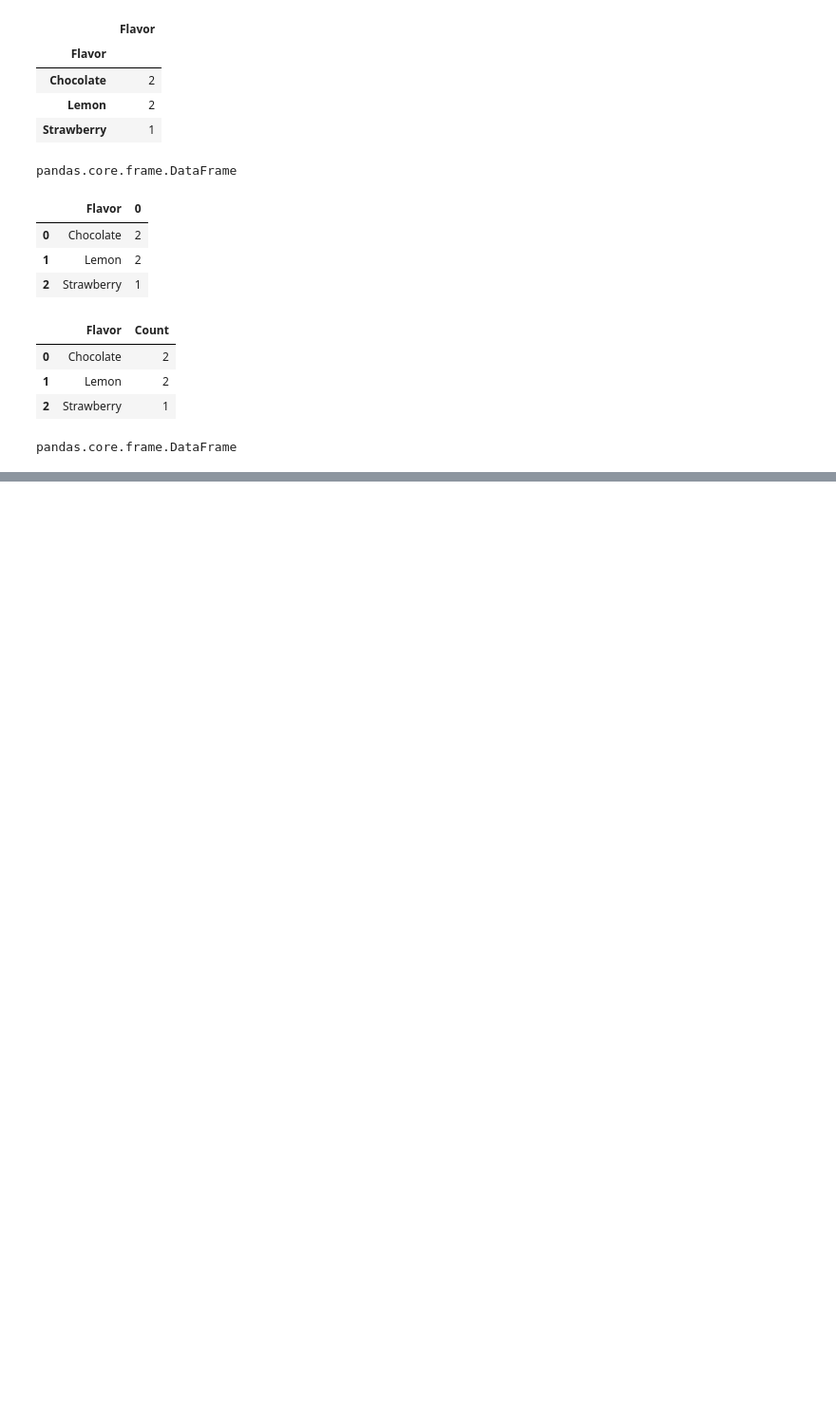
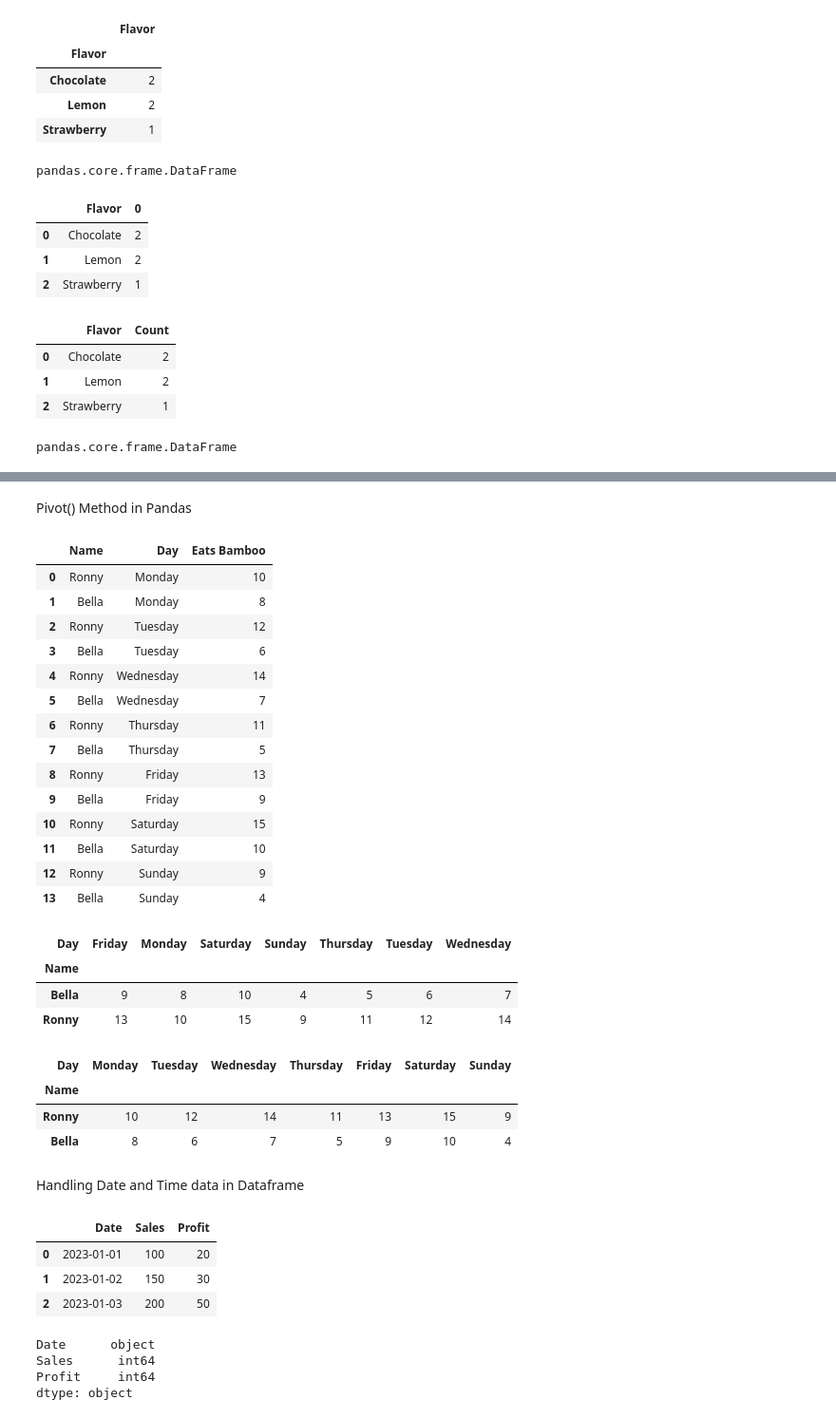
Before and after one commit to srinivasskc/my_datascience_journal, a Jupyter notebook: pandas_notebook.ipynb, the cells around one changed output, grey strips where cells are left out. Shown at 95% size. Saved outputs shown, nothing was run; the diff lists cells and outputs as text; code cells hidden in the pictures; blank space fills up the shorter version.

```diff
--- a/pandas_notebook.ipynb
+++ b/pandas_notebook.ipynb
@@ -1732,0 +1855,73 @@ pandas.core.frame.DataFrame
+# %% [markdown]
+Pivot() Method in Pandas
+# %%
+melt_df_panda_eat
+# %% [output]
+|  | Name | Day | Eats Bamboo |
+| 0 | Ronny | Monday | 10 |
+| 1 | Bella | Monday | 8 |
+| 2 | Ronny | Tuesday | 12 |
+| 3 | Bella | Tuesday | 6 |
+| 4 | Ronny | Wednesday | 14 |
+| 5 | Bella | Wednesday | 7 |
+| 6 | Ronny | Thursday | 11 |
+| 7 | Bella | Thursday | 5 |
+| 8 | Ronny | Friday | 13 |
+| 9 | Bella | Friday | 9 |
+| 10 | Ronny | Saturday | 15 |
+| 11 | Bella | Saturday | 10 |
+| 12 | Ronny | Sunday | 9 |
+| 13 | Bella | Sunday | 4 |
+# %%
+pivoted_df = melt_df_panda_eat.pivot(index="Name", columns="Day", values="Eats Bamboo")
+pivoted_df
+# pivot reshapes the df from long to wide format to pivot table.
+# %% [output]
+| Day | Friday | Monday | Saturday | Sunday | Thursday | Tuesday | Wednesday |
+| Name |  |  |  |  |  |  |  |
+| Bella | 9 | 8 | 10 | 4 | 5 | 6 | 7 |
+| Ronny | 13 | 10 | 15 | 9 | 11 | 12 | 14 |
+# %%
+# After pivoting, the index is sorted alphabetically by default.
+
+days_order = ["Monday", "Tuesday", "Wednesday", "Thursday", "Friday", "Saturday", "Sunday"]
+
+# Unique names from original dataframe.
+name_order = df_panda_eat["Name"].unique()
+
+# Pivoting the melted dataframe.
+pivoted_df = melt_df_panda_eat.pivot(index="Name", columns="Day", values="Eats Bamboo")
+
+# Sorting the index and columns of the pivoted DataFrame
+pivoted_df = pivoted_df.reindex(index=name_order,columns=days_order)
+pivoted_df
+# %% [output]
+| Day | Monday | Tuesday | Wednesday | Thursday | Friday | Saturday | Sunday |
+| Name |  |  |  |  |  |  |  |
+| Ronny | 10 | 12 | 14 | 11 | 13 | 15 | 9 |
+| Bella | 8 | 6 | 7 | 5 | 9 | 10 | 4 |
+# %% [markdown]
+Handling Date and Time data in Dataframe
+# %%
+data = {
+    'Date' : ['2023-01-01', '2023-01-02', '2023-01-03'],
+    'Sales' : [100, 150, 200],
+    'Profit' : [20, 30, 50]
+}
+
+df_data = pd.DataFrame(data)
+
+df_data
+# %% [output]
+|  | Date | Sales | Profit |
+| 0 | 2023-01-01 | 100 | 20 |
+| 1 | 2023-01-02 | 150 | 30 |
+| 2 | 2023-01-03 | 200 | 50 |
+# %%
+df_data.dtypes
+# Date data type is object.
+# %% [output]
+Date      object
+Sales      int64
+Profit     int64
+dtype: object
```
Also changed, not shown: parts of 14 cells of this notebook.
